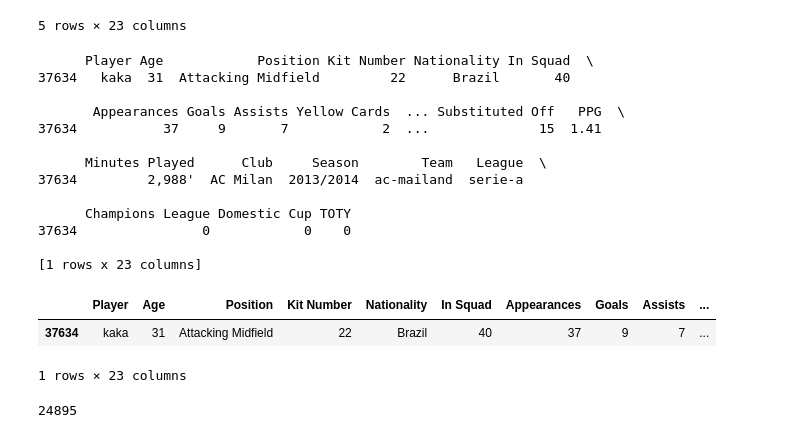
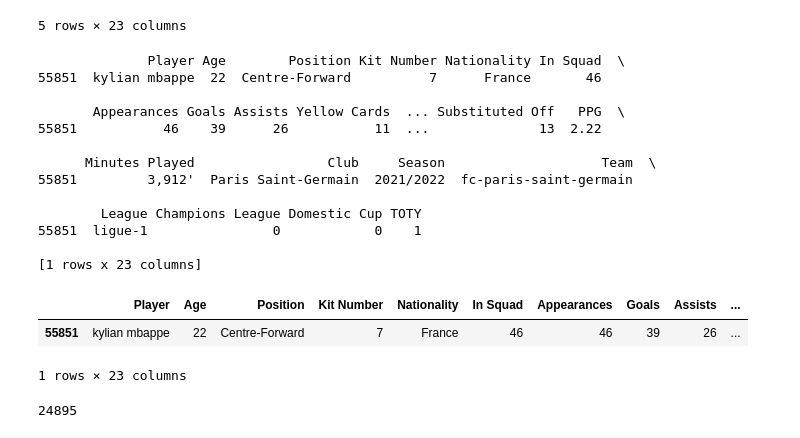
Before and after one commit to Ajaiah-D/Data-Mining-TOTY-Prediction, a Jupyter notebook: TransferMarktScraping.ipynb, the cells around one changed output. Saved outputs shown, nothing was run; the diff lists cells and outputs as text; code cells hidden in the pictures.

Commit message:
toty added

```diff
--- a/TransferMarktScraping.ipynb
+++ b/TransferMarktScraping.ipynb
@@ -1088,42 +1314,42 @@ ucl_winners_df.head()
 def search_player_season(df, player_name, season_year):
     """
     Search for player records based on name and season.
 
     Parameters:
     df (pd.DataFrame): The DataFrame to search within.
     player_name (str): The name of the player.
     season_year (str): The season year (e.g., '2022/2023').
 
     Returns:
     pd.DataFrame: Filtered DataFrame containing records for the specified player and season.
     """
     # Filter the DataFrame
     records = df[(df['Player'].str.contains(player_name, case=False)) & (df['Season'] == season_year)]
 
     # Display the records
     print(records)
 
     return records
 
 # Example usage
-player_name = 'kaka'
-season_year = '2013/2014'
+player_name = 'kylian mbappe'
+season_year = '2021/2022'
 search_player_season(ucl_winners_df, player_name, season_year)
 # %% [output]
-      Player Age            Position Kit Number Nationality In Squad  \
-37634   kaka  31  Attacking Midfield         22      Brazil       40
+              Player Age        Position Kit Number Nationality In Squad  \
+55851  kylian mbappe  22  Centre-Forward          7      France       46
 
        Appearances Goals Assists Yellow Cards  ... Substituted Off   PPG  \
-37634           37     9       7            2  ...              15  1.41
+55851           46    39      26           11  ...              13  2.22
 
-      Minutes Played      Club     Season        Team   League  \
-37634         2,988'  AC Milan  2013/2014  ac-mailand  serie-a
+      Minutes Played                 Club     Season                    Team  \
+55851         3,912'  Paris Saint-Germain  2021/2022  fc-paris-saint-germain
 
-      Champions League Domestic Cup TOTY
-37634                0            0    0
+        League Champions League Domestic Cup TOTY
+55851  ligue-1                0            0    1
 
 [1 rows x 23 columns]
 |  | Player | Age | Position | Kit Number | Nationality | In Squad | Appearances | Goals | Assists | ... |
-| 37634 | kaka | 31 | Attacking Midfield | 22 | Brazil | 40 | 37 | 9 | 7 | ... |
+| 55851 | kylian mbappe | 22 | Centre-Forward | 7 | France | 46 | 46 | 39 | 26 | ... |
 1 rows × 23 columns
 # %%
```
Also changed, not shown: parts of 2 cells of this notebook.
